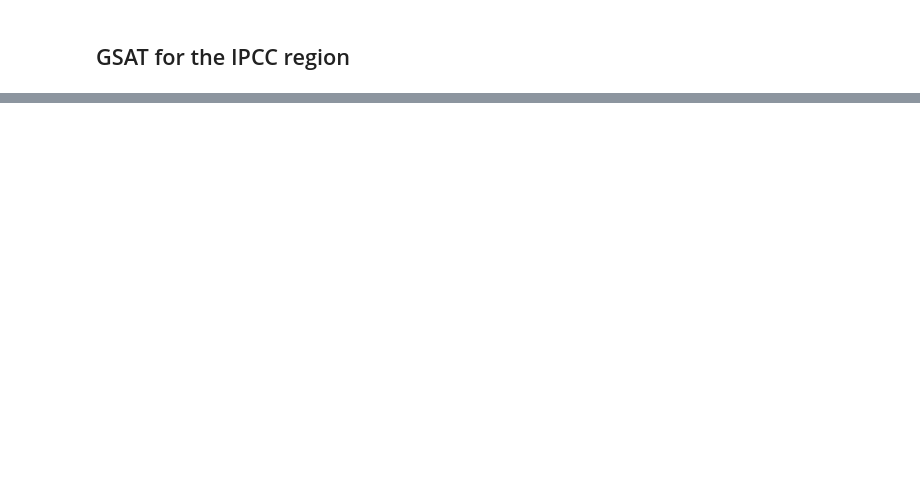
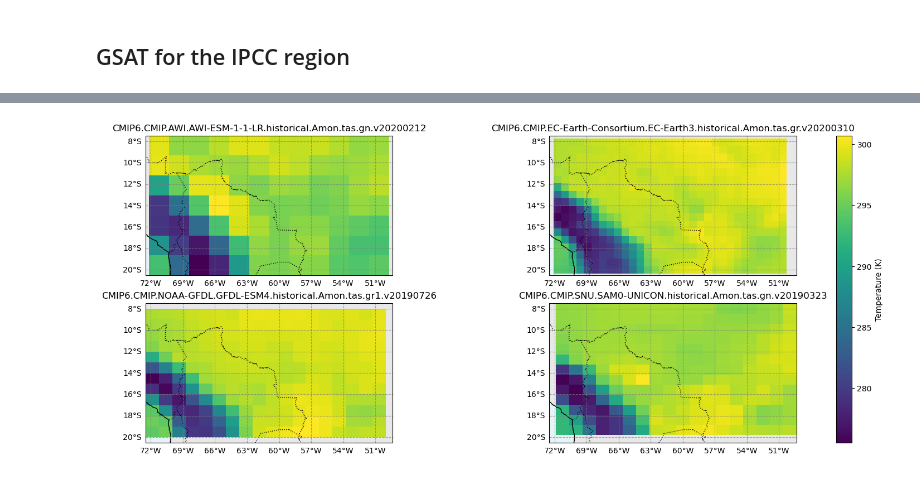
Before and after one commit to zequihg50/diagnostics-datalab, a Jupyter notebook: gsat-regions.ipynb, the cells around one changed output, grey strips where cells are left out. Saved outputs shown, nothing was run; the diff lists cells and outputs as text; code cells hidden in the pictures; blank space fills up the shorter version.

```diff
--- a/gsat-regions.ipynb
+++ b/gsat-regions.ipynb
@@ -259,0 +212,44 @@ plt.show()
+# %%
+n = len(dss180)
+ncols = int(n**0.5)
+nrows = (n + ncols - 1) // ncols
+
+fig, axes = plt.subplots(
+    nrows, ncols, figsize=(8*ncols, 3*nrows), sharex=True, sharey=True,
+    subplot_kw={"projection": ccrs.PlateCarree()},
+    constrained_layout=True)
+axes = axes.flatten()
+mappable = None
+
+for i, ds in enumerate(dss180):
+    ax = axes[i]
+    da = ds["tas"].isel(variant_label=0) \
+        .sel(lat=slice(bbox[1], bbox[3])) \
+        .sel(lon=slice(bbox[0], bbox[2])) \
+        .mean("time")
+
+    p = da.plot(
+        ax=ax,
+        transform=ccrs.PlateCarree(),
+        add_colorbar=False)
+    mappable = p
+
+    ax.set_title(f"{dataset.value[i]}")
+    ax.coastlines()
+    ax.add_feature(cfeature.BORDERS, linestyle=":")
+    ax.add_feature(cfeature.LAND, facecolor="lightgray", alpha=0.5)
+    ax.add_feature(cfeature.OCEAN, facecolor="lightblue", alpha=0.3)
+
+    gl = ax.gridlines(draw_labels=True, linestyle="--", color="gray", alpha=0.7)
+    gl.top_labels = False
+    gl.right_labels = False
+
+for j in range(i+1, len(axes)):
+    fig.delaxes(axes[j])
+
+cbar = fig.colorbar(mappable, ax=axes, orientation='vertical', fraction=0.04, pad=0.05)
+cbar.set_label('Temperature (K)')
+
+plt.show()
+# %% [output]
+[figure, added]
```
Also changed, not shown: parts of 17 cells of this notebook.
